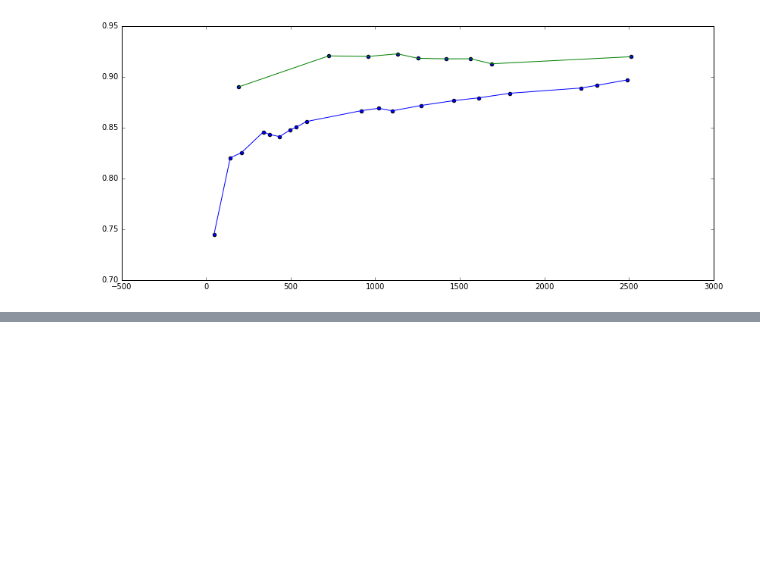
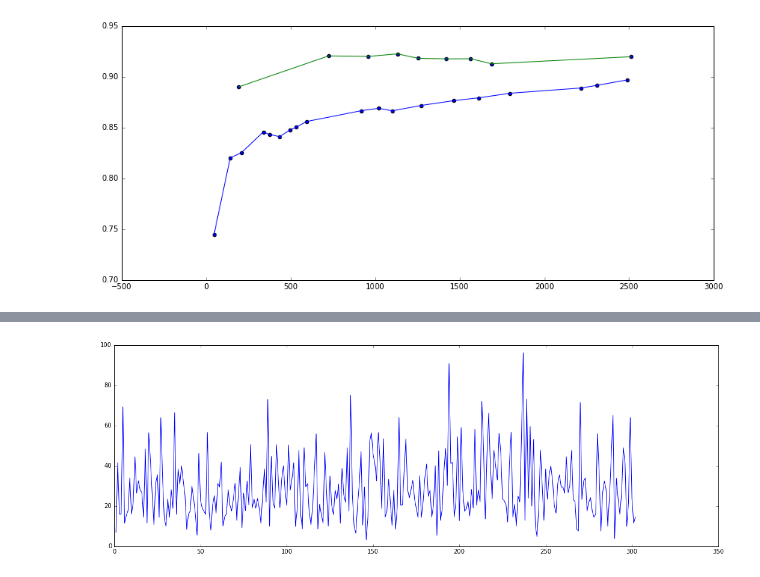
Before and after one commit to CS175MinecraftAI/IfYouCanDodgeAFireball, a Jupyter notebook: code/analysis/survival_rate.ipynb, the cells around one changed output, grey strips where cells are left out. Saved outputs shown, nothing was run; the diff lists cells and outputs as text; code cells hidden in the pictures; blank space fills up the shorter version.

Commit message:
added evaluation graph for 4ghats-300episode

```diff
--- a/code/analysis/survival_rate.ipynb
+++ b/code/analysis/survival_rate.ipynb
@@ -81,0 +112,6 @@ plt.show()
+# %%
+plt.figure(figsize=(2^16,2^4))
+plt.plot(diag5[:,0],diag5[:,-1])
+plt.show()
+# %% [output]
+[figure, added]
```
Also changed, not shown: parts of 2 cells of this notebook, 5 other files.
